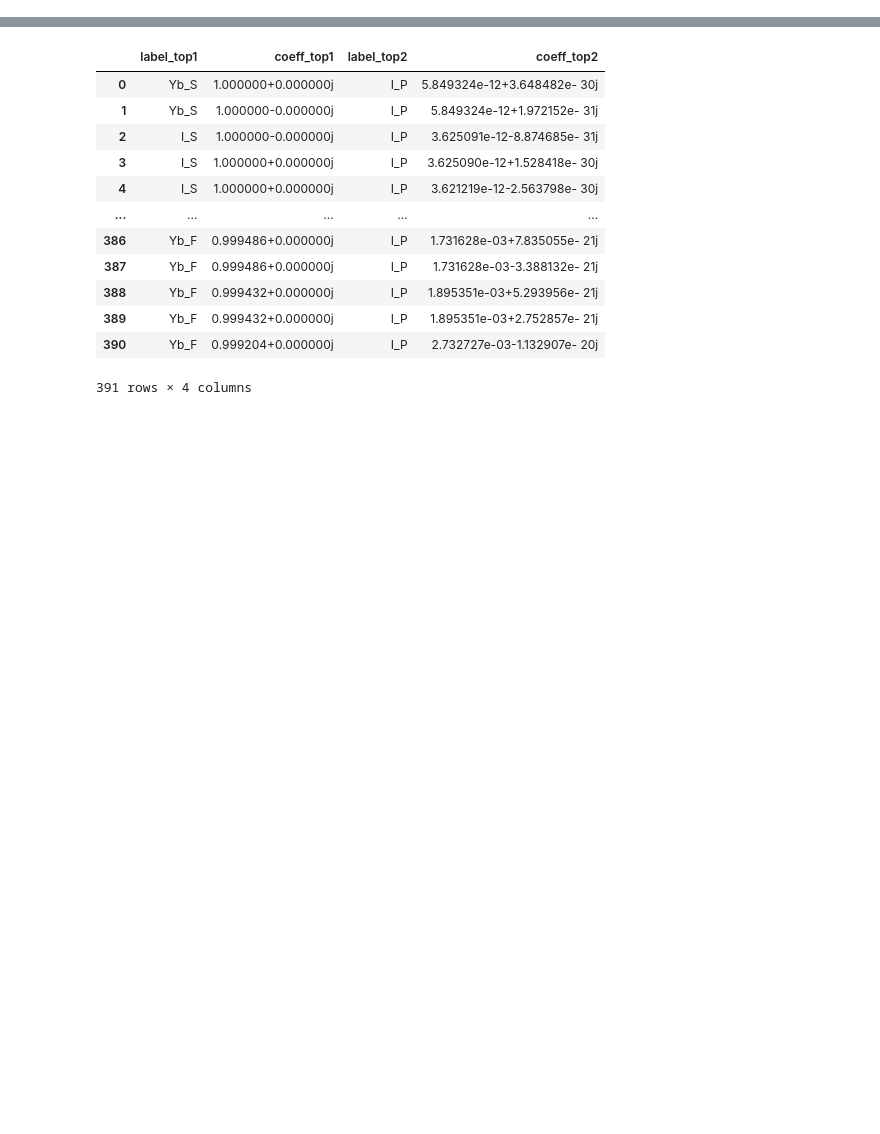
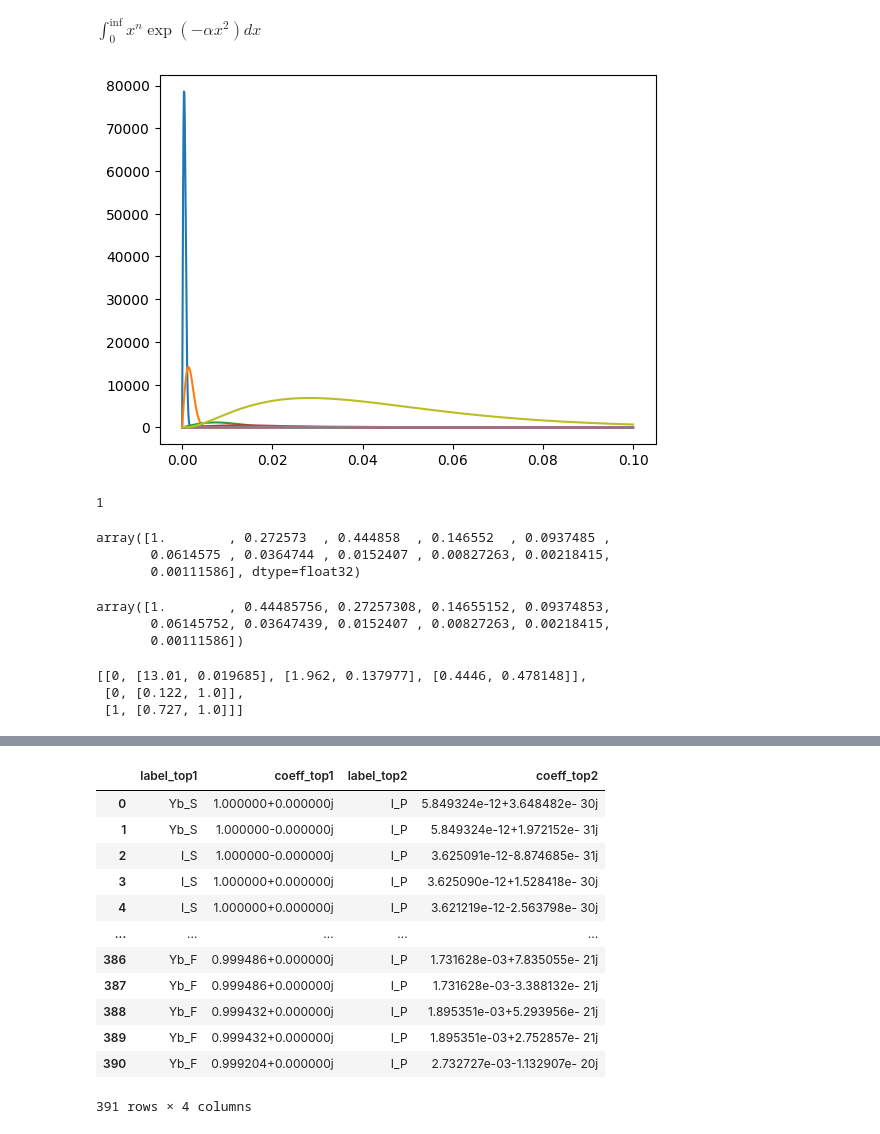
Before and after one commit to kshumilov/mctools, a Jupyter notebook: example.ipynb, the cells around one changed output, grey strips where cells are left out. Drawn from its saved outputs; the diff is of its cells as text; code cells hidden in the pictures; blank space fills up the shorter version.

```diff
--- a/example.ipynb
+++ b/example.ipynb
@@ -14,0 +510,17 @@ archive = log.with_suffix('.h5')
+# %%
+from scipy.special import factorial, factorial2
+
+from pyscf.gto.mole import gto_norm
+
+ao_idx = 2
+ao_l = ao.df.at[ao_idx, 'l']
+alpha = prim_exp[prim_offset[ao_idx]:prim_offset[ao_idx + 1]]
+coeff = prim_coeff[prim_offset[ao_idx]:prim_offset[ao_idx + 1]]
+norm = gto_norm(ao_l, alpha)
+# norm2 = np.sqrt(2 ** (2 * ao_l + 3) * factorial(ao_l + 1) * (2 * alpha) ** (ao_l + 1.5) / factorial(2 * ao_l + 2) / np.sqrt(np.pi))
+
+print('C', coeff)
+print('a', alpha)
+print('N', norm)
+# print('N', norm2)
+print()
@@ -14,0 +532,34 @@ archive = log.with_suffix('.h5')
+# %% [markdown]
+$\int_0^\inf x^n \exp(-\alpha x^2) dx$
+# %%
+f = lambda r, l, a, n: r ** l * np.exp(-a * r ** 2) * n
+
+R = np.linspace(0, 0.1, 1_000)
+
+total = np.zeros_like(R)
+
+for i in range(len(alpha)):
+    plt.plot(R, f(R, ao_l, alpha[i], norm[i]))
+    # plt.axvline(np.sqrt((ao_l + 1) / (2 * alpha[i])))
+    total += coeff[i] * f(R, ao_l, alpha[i], norm[i])
+
+plt.plot(R, total ** 2)
+plt.show()
+# %% [output]
+[figure, added]
+# %%
+ao_l
+# %% [output]
+1
+# %%
+S1[0, :11]
+# %% [output]
+array([1.        , 0.272573  , 0.444858  , 0.146552  , 0.0937485 ,
+       0.0614575 , 0.0364744 , 0.0152407 , 0.00827263, 0.00218415,
+       0.00111586], dtype=float32)
+# %%
+S[0, :11]
+# %% [output]
+array([1.        , 0.44485756, 0.27257308, 0.14655152, 0.09374853,
+       0.06145752, 0.03647439, 0.0152407 , 0.00827263, 0.00218415,
+       0.00111586])
@@ -14,0 +571,6 @@ archive = log.with_suffix('.h5')
+# %%
+mol_h2o._basis['H']
+# %% [output]
+[[0, [13.01, 0.019685], [1.962, 0.137977], [0.4446, 0.478148]],
+ [0, [0.122, 1.0]],
+ [1, [0.727, 1.0]]]
```
Also changed, not shown: parts of 62 cells of this notebook, 4 other files.
